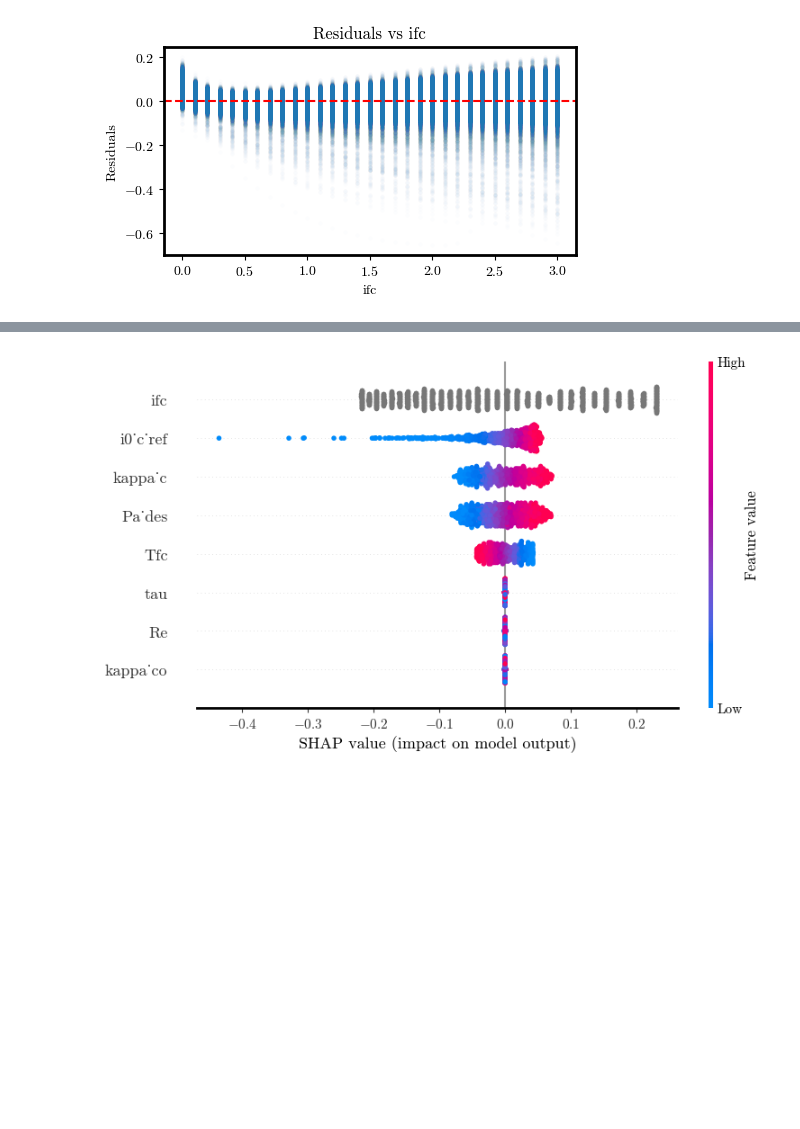
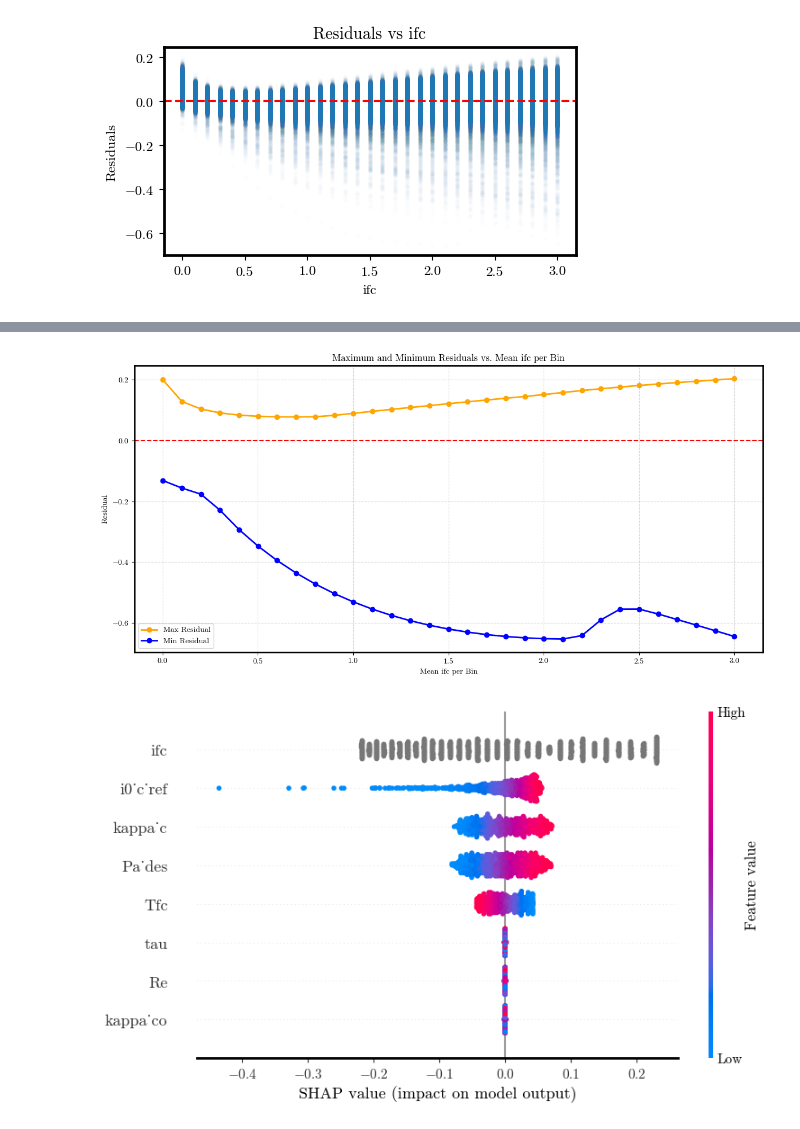
Before and after one commit to DejvisT/Sensitivity-Analysis-and-Surrogate-Modeling-of-PEM-Fuel-Cells, a Jupyter notebook: notebooks/14_SR_results.ipynb, the cells around one changed output, grey strips where cells are left out. Cells and saved outputs as stored; diff of their text form; code cells hidden in the pictures; blank space fills up the shorter version.

```diff
--- a/notebooks/14_SR_results.ipynb
+++ b/notebooks/14_SR_results.ipynb
@@ -387,2 +401,31 @@ plt.show()
+# %%
+import pandas as pd
+import matplotlib.pyplot as plt
+
+# Bin the data
+bins = pd.cut(test_df['ifc'], bins=31)
+residuals_df = pd.DataFrame({'ifc': test_df['ifc'], 'residuals': residuals, 'bin': bins})
+
+# Calculate max, min residuals and mean ifc per bin
+grouped = residuals_df.groupby('bin')
+max_residuals = grouped['residuals'].max()
+min_residuals = grouped['residuals'].min()
+mean_ifc = grouped['ifc'].mean()
+
+# Plot max and min residuals
+plt.figure(figsize=(12, 6))
+plt.plot(mean_ifc, max_residuals, color='orange', marker='o', linestyle='-', linewidth=2, label='Max Residual')
+plt.plot(mean_ifc, min_residuals, color='blue', marker='o', linestyle='-', linewidth=2, label='Min Residual')
+
+plt.axhline(0, color='red', linestyle='--')
+plt.xlabel("Mean ifc per Bin")
+plt.ylabel("Residual")
+plt.title("Maximum and Minimum Residuals vs. Mean ifc per Bin")
+plt.legend()
+plt.grid(True, linestyle='--', alpha=0.5)
+plt.tight_layout()
+plt.show()
+# %% [output]
+[figure, added]
 # %%
 import shap
```
Also changed, not shown: parts of 19 cells of this notebook.
